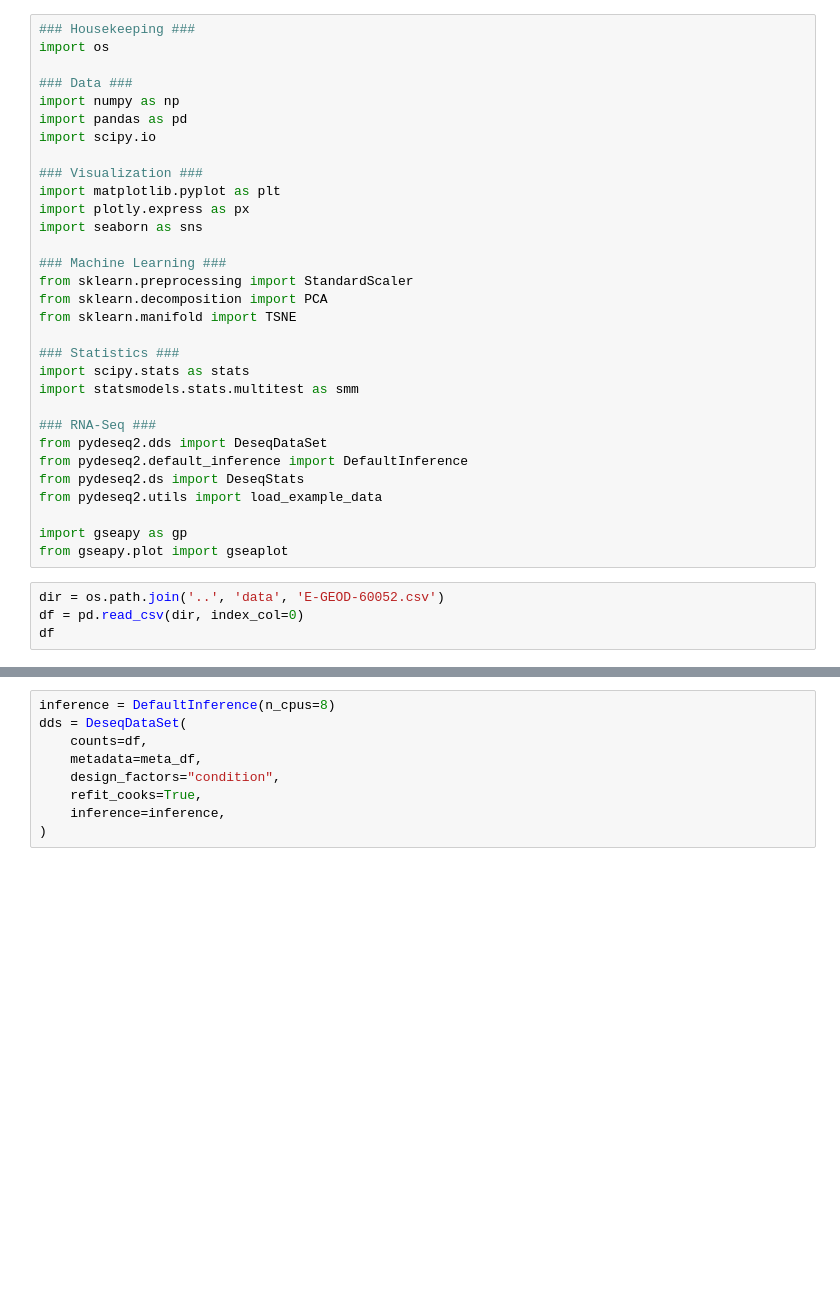
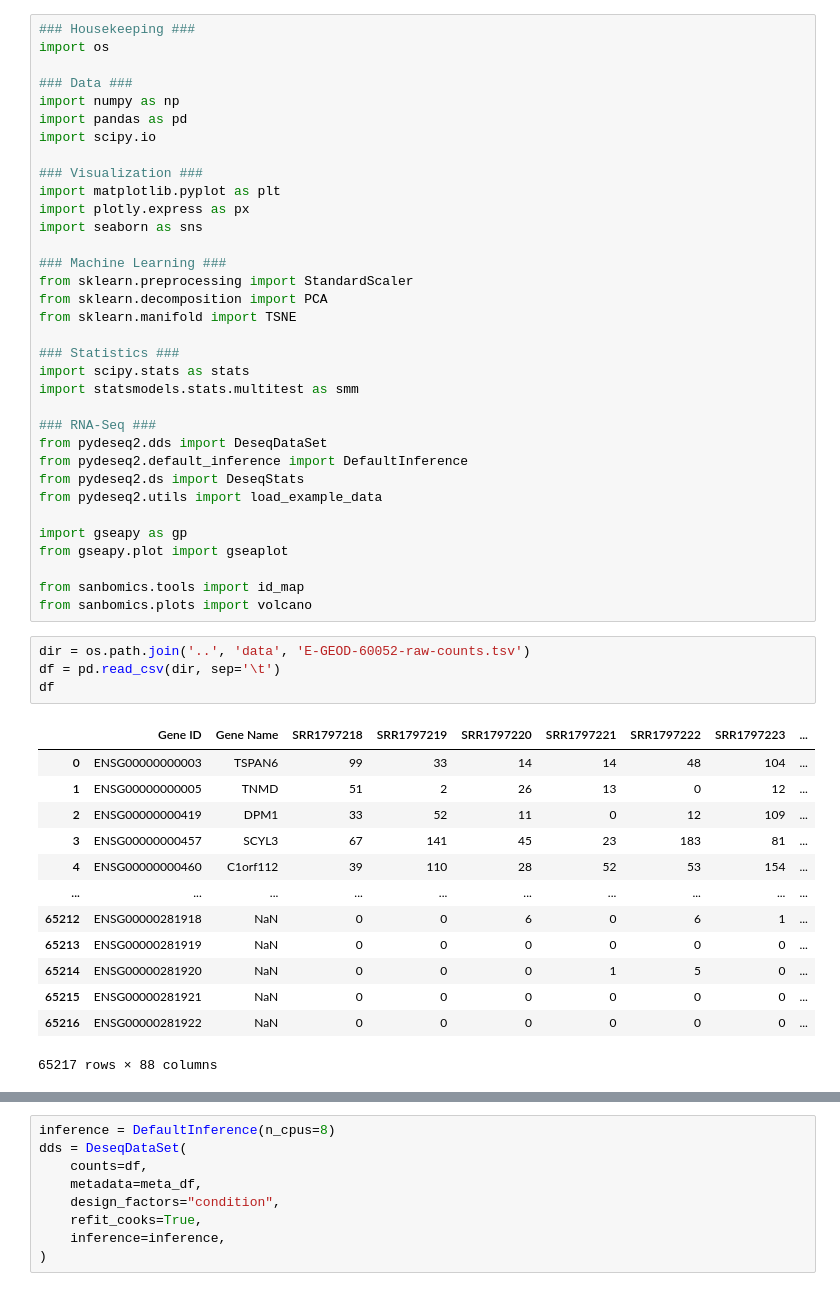
Before and after one commit to ninzyyy/rna-seq, a Jupyter notebook: notebooks/differential_analysis.ipynb, the cells around one changed output, grey strips where cells are left out. Saved outputs shown, nothing was run; the diff lists cells and outputs as text; blank space fills up the shorter version.

```diff
--- a/notebooks/differential_analysis.ipynb
+++ b/notebooks/differential_analysis.ipynb
@@ -29,10 +29,27 @@ from pydeseq2.utils import load_example_data
 
 import gseapy as gp
 from gseapy.plot import gseaplot
+
+from sanbomics.tools import id_map
+from sanbomics.plots import volcano
 # %%
-dir = os.path.join('..', 'data', 'E-GEOD-60052.csv')
-df = pd.read_csv(dir, index_col=0)
+dir = os.path.join('..', 'data', 'E-GEOD-60052-raw-counts.tsv')
+df = pd.read_csv(dir, sep='\t')
 df
+# %% [output]
+|  | Gene ID | Gene Name | SRR1797218 | SRR1797219 | SRR1797220 | SRR1797221 | SRR1797222 | SRR1797223 | ... |
+| 0 | ENSG00000000003 | TSPAN6 | 99 | 33 | 14 | 14 | 48 | 104 | ... |
+| 1 | ENSG00000000005 | TNMD | 51 | 2 | 26 | 13 | 0 | 12 | ... |
+| 2 | ENSG00000000419 | DPM1 | 33 | 52 | 11 | 0 | 12 | 109 | ... |
+| 3 | ENSG00000000457 | SCYL3 | 67 | 141 | 45 | 23 | 183 | 81 | ... |
+| 4 | ENSG00000000460 | C1orf112 | 39 | 110 | 28 | 52 | 53 | 154 | ... |
+| ... | ... | ... | ... | ... | ... | ... | ... | ... | ... |
+| 65212 | ENSG00000281918 | NaN | 0 | 0 | 6 | 0 | 6 | 1 | ... |
+| 65213 | ENSG00000281919 | NaN | 0 | 0 | 0 | 0 | 0 | 0 | ... |
+| 65214 | ENSG00000281920 | NaN | 0 | 0 | 0 | 1 | 5 | 0 | ... |
+| 65215 | ENSG00000281921 | NaN | 0 | 0 | 0 | 0 | 0 | 0 | ... |
+| 65216 | ENSG00000281922 | NaN | 0 | 0 | 0 | 0 | 0 | 0 | ... |
+65217 rows × 88 columns
 # %%
 df = df.loc[:,~df.columns.duplicated()].copy()
 df
```
Also changed, not shown: parts of 28 cells of this notebook.
